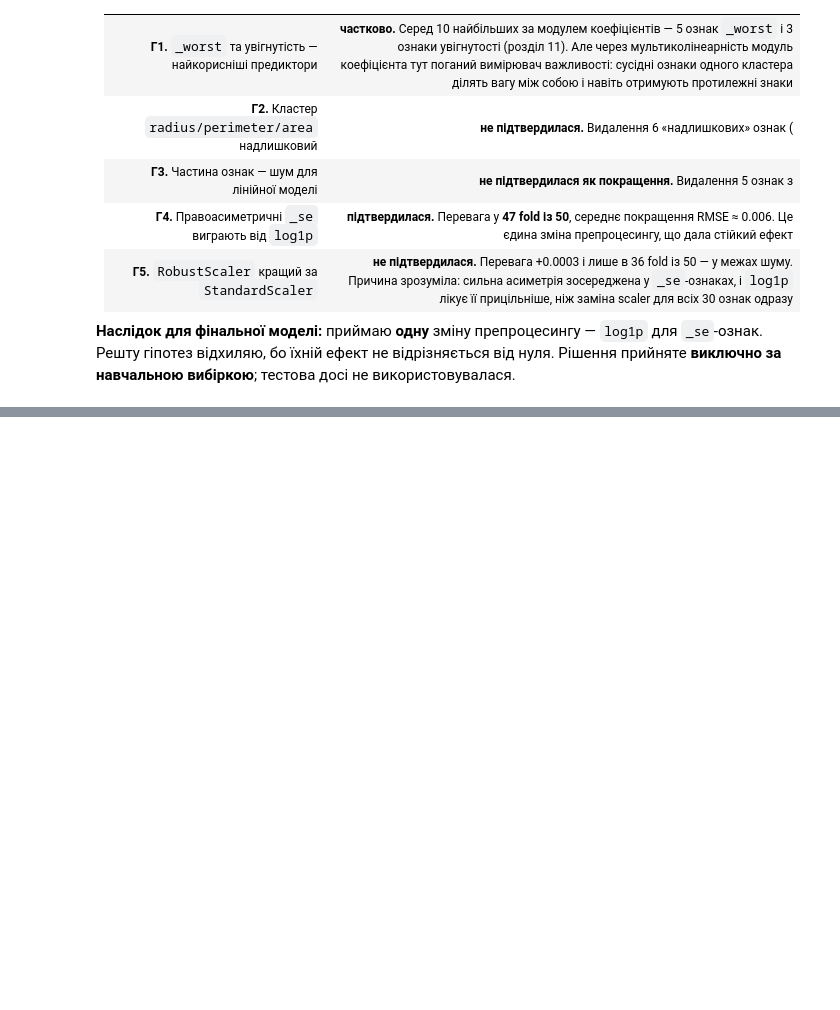
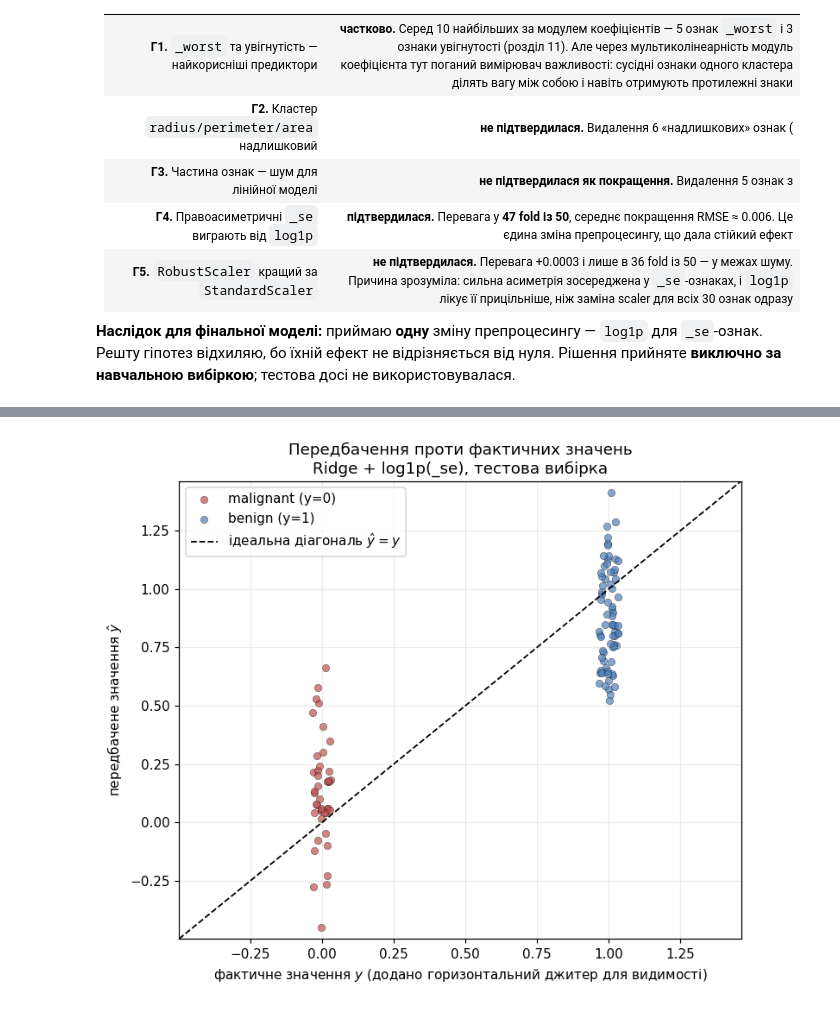
Before and after one commit to solomiiakovalchuk/machineLearning, a Jupyter notebook: lab01/notebook/lab01.ipynb, the cells around one changed output, grey strips where cells are left out. Drawn from its saved outputs; the diff is of its cells as text; code cells hidden in the pictures; blank space fills up the shorter version.

```diff
--- a/lab01/notebook/lab01.ipynb
+++ b/lab01/notebook/lab01.ipynb
@@ -733,0 +826,20 @@ plt.show()
+# %%
+fig, ax = plt.subplots(figsize=(7, 6))
+jitter = np.random.default_rng(RANDOM_STATE).uniform(-0.035, 0.035, size=len(y_test))
+for cls, color, name in [(0, "#c0504d", "malignant (y=0)"), (1, "#4f81bd", "benign (y=1)")]:
+    m = y_test.values == cls
+    ax.scatter(y_test.values[m] + jitter[m], y_pred[m], s=30, alpha=0.7,
+               color=color, edgecolor="black", linewidth=0.3, label=name)
+lims = [min(-0.35, y_pred.min() - 0.05), max(1.35, y_pred.max() + 0.05)]
+ax.plot(lims, lims, "k--", linewidth=1.2, label="ідеальна діагональ $\\hat y = y$")
+ax.set_xlim(lims)
+ax.set_ylim(lims)
+ax.set_xlabel("фактичне значення $y$ (додано горизонтальний джитер для видимості)")
+ax.set_ylabel("передбачене значення $\\hat y$")
+ax.set_title(f"Передбачення проти фактичних значень\n{FINAL_NAME}, тестова вибірка")
+ax.legend(loc="upper left")
+fig.tight_layout()
+fig.savefig(FIG / "05_pred_vs_true.png")
+plt.show()
+# %% [output]
+[figure, added]
```
Also changed, not shown: parts of 2 cells of this notebook, 1 other file.
